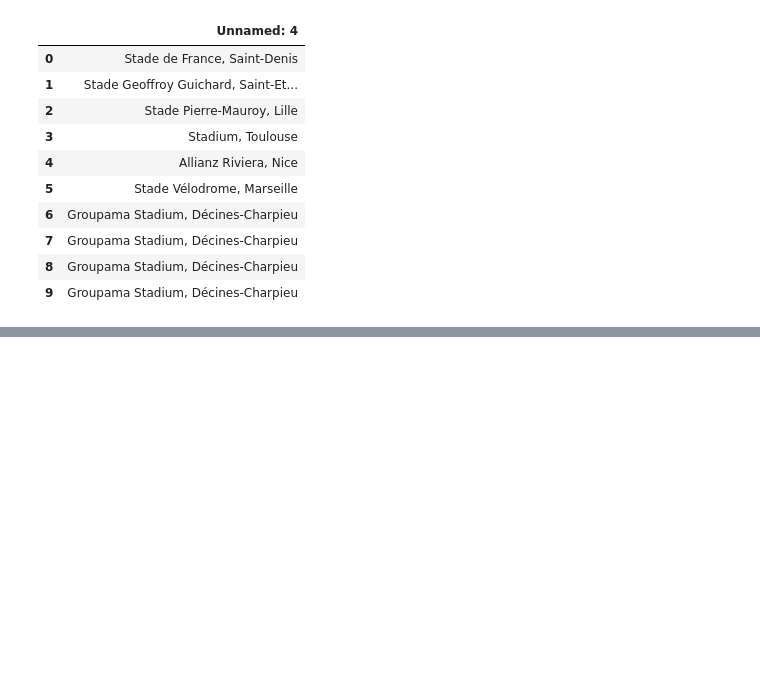
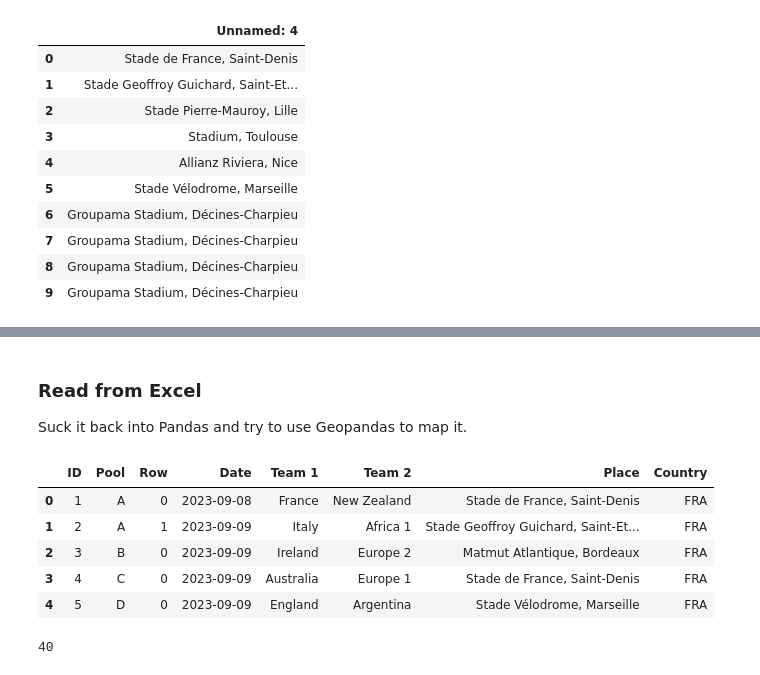
Before and after one commit to tsmcgrath/Pandas_Utils, a Jupyter notebook: PandasRWCSchedule.ipynb, the cells around one changed output, grey strips where cells are left out. Drawn from its saved outputs; the diff is of its cells as text; code cells hidden in the pictures; blank space fills up the shorter version.

```diff
--- a/PandasRWCSchedule.ipynb
+++ b/PandasRWCSchedule.ipynb
@@ -231,0 +253,17 @@ poolD.to_csv('PoolD.csv', encoding='utf-8-sig')
+# %% [markdown]
+### Read from Excel
+Suck it back into Pandas and try to use Geopandas to map it.
+# %%
+df2 = pd.read_csv('RWC2023Pools.csv')
+df2.head()
+# %% [output]
+|  | ID | Pool | Row | Date | Team 1 | Team 2 | Place | Country |
+| 0 | 1 | A | 0 | 2023-09-08 | France | New Zealand | Stade de France, Saint-Denis | FRA |
+| 1 | 2 | A | 1 | 2023-09-09 | Italy | Africa 1 | Stade Geoffroy Guichard, Saint-Et... | FRA |
+| 2 | 3 | B | 0 | 2023-09-09 | Ireland | Europe 2 | Matmut Atlantique, Bordeaux | FRA |
+| 3 | 4 | C | 0 | 2023-09-09 | Australia | Europe 1 | Stade de France, Saint-Denis | FRA |
+| 4 | 5 | D | 0 | 2023-09-09 | England | Argentina | Stade Vélodrome, Marseille | FRA |
+# %%
+len(df2)
+# %% [output]
+40
```
Also changed, not shown: parts of 15 cells of this notebook, 3 other files.
